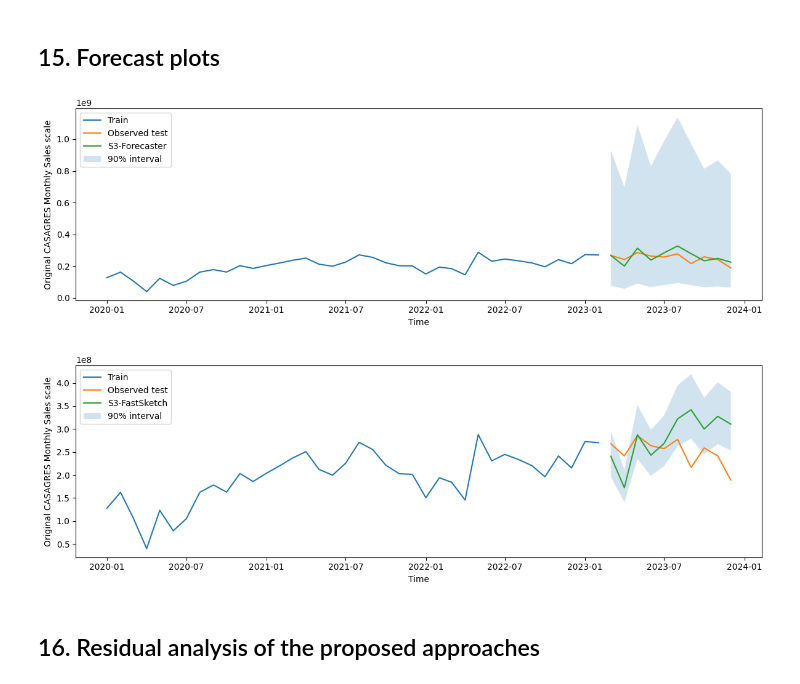
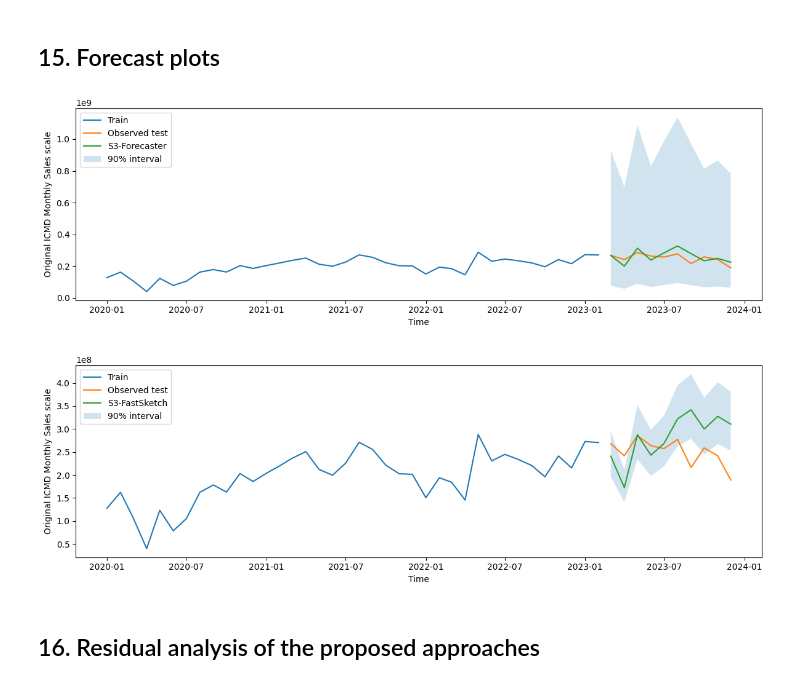
Before and after one commit to AlejoPatigno/S3Forecaster-S3FastSketch, a Jupyter notebook: notebooks/S3Forecaster_S3FastSketch_Casagres.ipynb, the cells around one changed output. Saved outputs shown, nothing was run; the diff lists cells and outputs as text; code cells hidden in the pictures.

Commit message:
Kaggle Notebook | S3Forecaster_S3FastSketch_ICMD | Version 3

```diff
--- a/notebooks/S3Forecaster_S3FastSketch_Casagres.ipynb
+++ b/notebooks/S3Forecaster_S3FastSketch_Casagres.ipynb
@@ -312,24 +352,24 @@ Optional ARKAN dependency installed.
 # %%
 from pathlib import Path
 
-CASAGRES_PRODUCT_PREFIXES = (
+ICMD_PRODUCT_PREFIXES = (
     "LADRILLO FAROL PH DE 12 RAYADO ROJO PRIMERA",
     "LADRILLO FAROL PH DE 12 RAYADO ROJO COMERCIAL",
 )
-CASAGRES_TEST_RATIO = 0.20
+ICMD_TEST_RATIO = 0.20
 
 
-def locate_casagres_csv(search_root=Path("/kaggle/input")):
+def locate_ICMD_csv(search_root=Path("/kaggle/input")):
     candidates = list(Path(search_root).rglob("df_preprocessed.csv"))
     if not candidates:
         candidates = [
             path
             for path in Path(search_root).rglob("*.csv")
-            if "casagres" in str(path).lower()
+            if "ICMD" in str(path).lower()
         ]
     if not candidates:
         raise FileNotFoundError(
-            "No CASAGRES CSV file was found below /kaggle/input."
+            "No ICMD CSV file was found below /kaggle/input."
         )
     candidates.sort(
         key=lambda path: (
@@ -342,7 +382,7 @@ def locate_casagres_csv(search_root=Path("/kaggle/input")):
     return selected
 
 
-csv_path = locate_casagres_csv()
+csv_path = locate_ICMD_csv()
 df_facturas = pd.read_csv(csv_path)
 
 required_columns = {
@@ -353,7 +393,7 @@ required_columns = {
 missing_columns = required_columns.difference(df_facturas.columns)
 if missing_columns:
     raise KeyError(
-        f"Missing required CASAGRES columns: {sorted(missing_columns)}"
+        f"Missing required ICMD columns: {sorted(missing_columns)}"
     )
 
 df = df_facturas.copy()
@@ -377,14 +417,14 @@ product_mask = (
     df["Descripcion Producto"]
     .astype(str)
     .str.startswith(
-        CASAGRES_PRODUCT_PREFIXES,
+        ICMD_PRODUCT_PREFIXES,
         na=False,
     )
 )
 selected_sales = df.loc[product_mask].copy()
 if selected_sales.empty:
     raise ValueError(
-        "No rows matched the configured CASAGRES product prefixes."
+        "No rows matched the configured ICMD product prefixes."
     )
 
 monthly_sales = (
@@ -406,7 +446,7 @@ if len(monthly_sales) < 24:
 
 test_size = max(
     1,
-    int(np.ceil(len(monthly_sales) * CASAGRES_TEST_RATIO)),
+    int(np.ceil(len(monthly_sales) * ICMD_TEST_RATIO)),
 )
 split_index = len(monthly_sales) - test_size
 if split_index < 18:
@@ -416,12 +456,12 @@ if split_index < 18:
 
 raw_train = monthly_sales.iloc[:split_index].rename("y")
 raw_test = monthly_sales.iloc[split_index:].rename("y")
-SERIES_ID = "CASAGRES_LADRILLO_FAROL_PH12"
+SERIES_ID = "ICMD_LADRILLO_FAROL_PH12"
 
 info_df = pd.DataFrame(
     [{
         "series_id": SERIES_ID,
-        "products": " | ".join(CASAGRES_PRODUCT_PREFIXES),
+        "products": " | ".join(ICMD_PRODUCT_PREFIXES),
         "train_length": len(raw_train),
         "test_length": len(raw_test),
         "missing_months_filled_with_zero": missing_months,
@@ -1039,7 +1079,7 @@ set_global_seed(SEED)
 OUTPUT_DIR = Path(
     globals().get(
         "OUTPUT_DIR",
-        "/kaggle/working/casagres_s3_results",
+        "/kaggle/working/ICMD_s3_results",
     )
 )
 OUTPUT_DIR.mkdir(parents=True, exist_ok=True)
@@ -1390,7 +1442,7 @@ for model_name, result in results_for_shock.items():
 
         analysis["details"].to_csv(
             OUTPUT_DIR
-            / f"casagres_shock_details_{safe_name}.csv"
+            / f"ICMD_shock_details_{safe_name}.csv"
         )
 
     except Exception as exc:
@@ -1426,12 +1478,12 @@ if shock_failures:
     display(pd.DataFrame(shock_failures))
 
 shock_summary.to_csv(
-    OUTPUT_DIR / "casagres_shock_nonshock_summary.csv",
+    OUTPUT_DIR / "ICMD_shock_nonshock_summary.csv",
     index=False,
 )
 
 pd.DataFrame(shock_failures).to_csv(
-    OUTPUT_DIR / "casagres_shock_nonshock_failures.csv",
+    OUTPUT_DIR / "ICMD_shock_nonshock_failures.csv",
     index=False,
 )
 
@@ -1520,15 +1572,15 @@ shock_msis_pivot, _, _ = plot_shock_metric(
 )
 
 shock_mape_pivot.to_csv(
-    OUTPUT_DIR / "casagres_shock_mape_pivot.csv"
+    OUTPUT_DIR / "ICMD_shock_mape_pivot.csv"
 )
 
 shock_rmse_pivot.to_csv(
-    OUTPUT_DIR / "casagres_shock_rmse_pivot.csv"
+    OUTPUT_DIR / "ICMD_shock_rmse_pivot.csv"
 )
 
 shock_msis_pivot.to_csv(
-    OUTPUT_DIR / "casagres_shock_msis_pivot.csv"
+    OUTPUT_DIR / "ICMD_shock_msis_pivot.csv"
 )
 # %% [output]
 Analyzing shocks for S3-Forecaster...
@@ -2971,24 +3041,24 @@ casagres_shock_rmse_pivot.csv
 # %%
 def plot_forecast(model_name, history_points=60):
     frame = original_forecasts[model_name]
     fig, ax = plt.subplots(figsize=(12, 4))
     ax.plot(raw_train.index[-history_points:], raw_train.iloc[-history_points:], label="Train")
     ax.plot(raw_test.index, raw_test, label="Observed test")
     ax.plot(frame.index, frame["pred"], label=model_name)
     if {"lower", "upper"}.issubset(frame.columns):
         ax.fill_between(frame.index, frame["lower"], frame["upper"], alpha=0.20, label="90% interval")
     ax.set_xlabel("Time")
-    ax.set_ylabel("Original CASAGRES Monthly Sales scale")
+    ax.set_ylabel("Original ICMD Monthly Sales scale")
     ax.legend()
     fig.tight_layout()
     plt.show()
 
 
 plot_forecast("S3-Forecaster")
 plot_forecast("S3-FastSketch")
 # %% [output]
-[figure, old version]
+[figure, new version]
-[figure, old version]
+[figure, new version]
 # %% [markdown]
 ## 16. Residual analysis of the proposed approaches
 # %%
```
Also changed, not shown: parts of 18 cells of this notebook.
